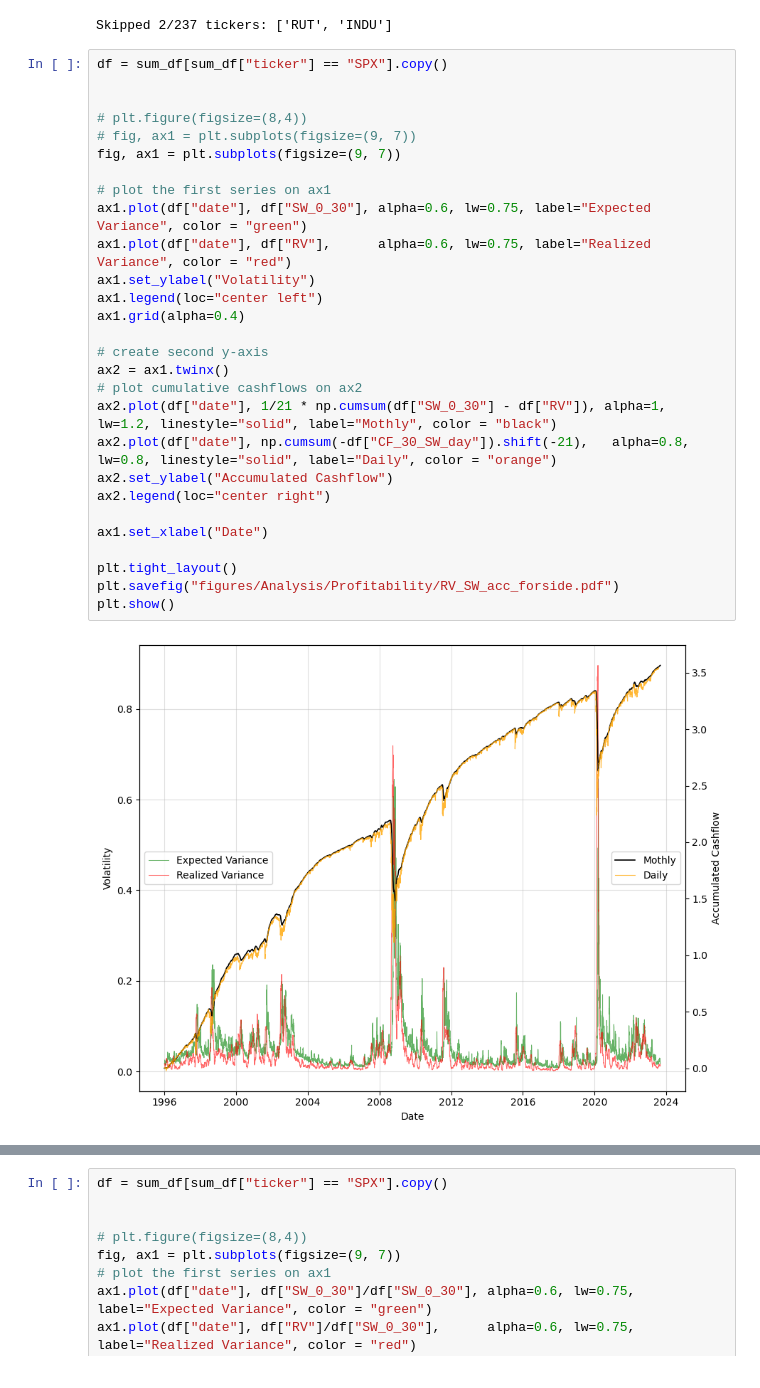
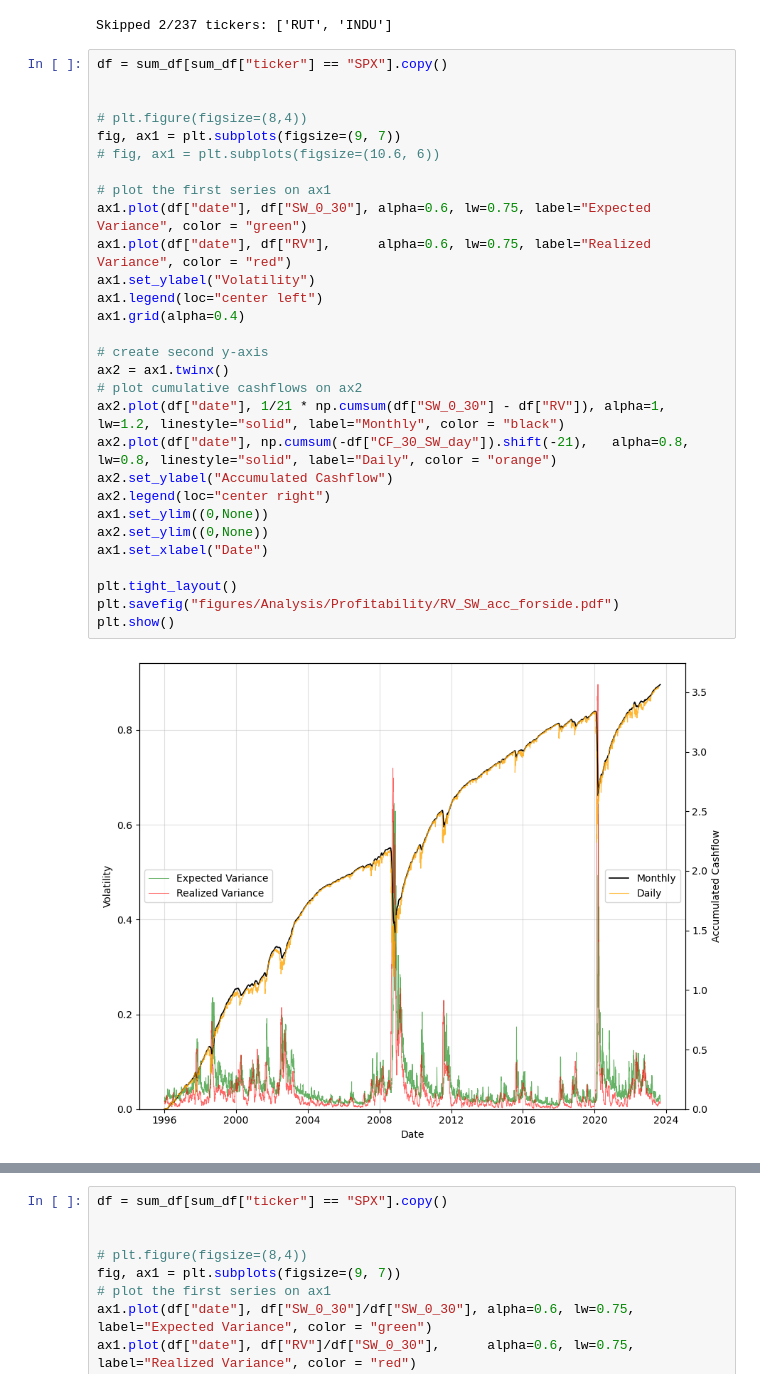
Before and after one commit to MadsHebsgaard/volpy, a Jupyter notebook: Code to produce results/Analysis.ipynb, the cells around one changed output, grey strips where cells are left out. Cells and saved outputs as stored; diff of their text form.

```diff
--- a/Code to produce results/Analysis.ipynb
+++ b/Code to produce results/Analysis.ipynb
@@ -161,30 +161,31 @@ Skipped 2/237 tickers: ['RUT', 'INDU']
 # %%
 df = sum_df[sum_df["ticker"] == "SPX"].copy()
 
 
 # plt.figure(figsize=(8,4))
-# fig, ax1 = plt.subplots(figsize=(9, 7))
 fig, ax1 = plt.subplots(figsize=(9, 7))
+# fig, ax1 = plt.subplots(figsize=(10.6, 6))
 
 # plot the first series on ax1
 ax1.plot(df["date"], df["SW_0_30"], alpha=0.6, lw=0.75, label="Expected Variance", color = "green")
 ax1.plot(df["date"], df["RV"],      alpha=0.6, lw=0.75, label="Realized Variance", color = "red")
 ax1.set_ylabel("Volatility")
 ax1.legend(loc="center left")
 ax1.grid(alpha=0.4)
 
 # create second y-axis
 ax2 = ax1.twinx()
 # plot cumulative cashflows on ax2
-ax2.plot(df["date"], 1/21 * np.cumsum(df["SW_0_30"] - df["RV"]), alpha=1, lw=1.2, linestyle="solid", label="Mothly", color = "black")
+ax2.plot(df["date"], 1/21 * np.cumsum(df["SW_0_30"] - df["RV"]), alpha=1, lw=1.2, linestyle="solid", label="Monthly", color = "black")
 ax2.plot(df["date"], np.cumsum(-df["CF_30_SW_day"]).shift(-21),   alpha=0.8, lw=0.8, linestyle="solid", label="Daily", color = "orange")
 ax2.set_ylabel("Accumulated Cashflow")
 ax2.legend(loc="center right")
-
+ax1.set_ylim((0,None))
+ax2.set_ylim((0,None))
 ax1.set_xlabel("Date")
 
 plt.tight_layout()
 plt.savefig("figures/Analysis/Profitability/RV_SW_acc_forside.pdf")
 plt.show()
 # %% [output]
-[figure, old version]
+[figure, new version]
```
Also changed, not shown: parts of 11 cells of this notebook, 18 other files.
